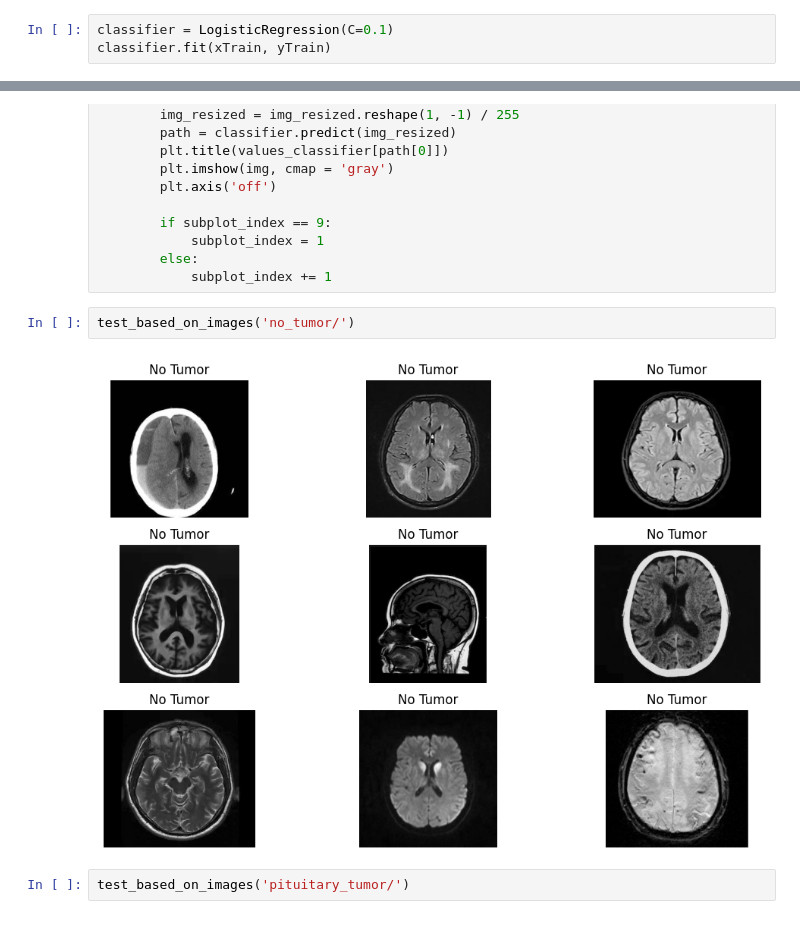
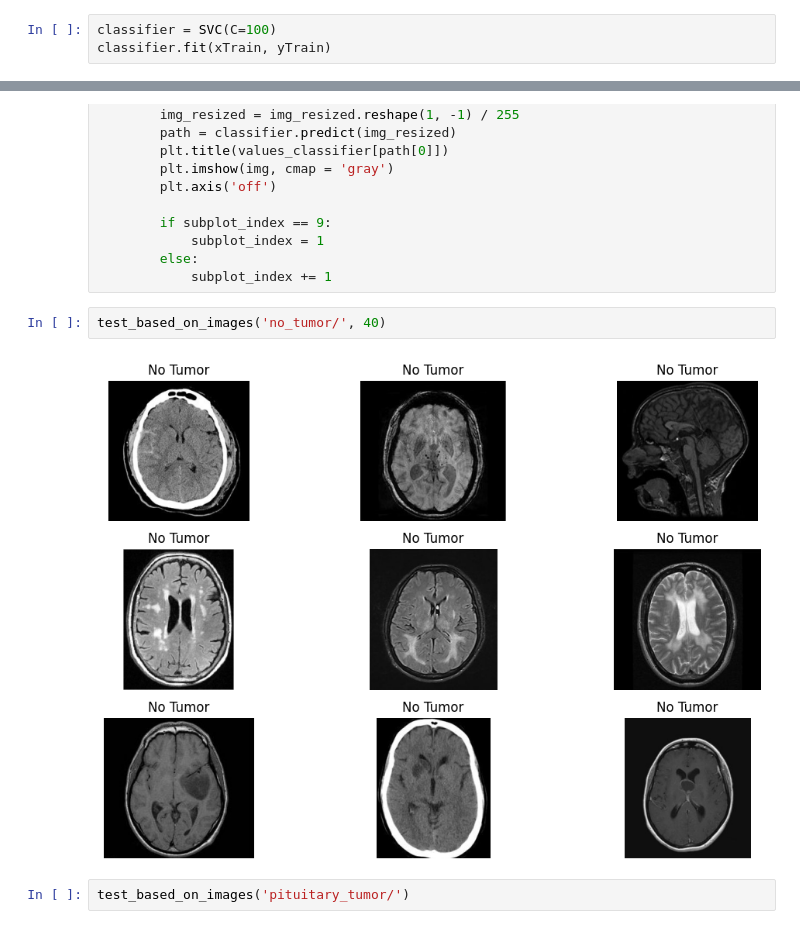
Before and after one commit to EnterpriseSoftwareCity/brain-tumor-detection, a Jupyter notebook: predictor_svm.ipynb, the cells around one changed output, grey strips where cells are left out. Cells and saved outputs as stored; diff of their text form.

```diff
--- a/predictor.ipynb
+++ b/predictor_svm.ipynb
@@ -50,5 +49,5 @@ from sklearn.linear_model import LogisticRegression
 from sklearn.svm import SVC
 # %%
-classifier = LogisticRegression(C=0.1)
+classifier = SVC(C=100)
 classifier.fit(xTrain, yTrain)
 # %% [output]
@@ -82,9 +81,9 @@ def test_based_on_images(fileTestingClass, size = 9):
         else:
             subplot_index += 1
 # %%
-test_based_on_images('no_tumor/')
+test_based_on_images('no_tumor/', 40)
 # %% [output]
-[figure, old version]
+[figure, new version]
 # %%
 test_based_on_images('pituitary_tumor/')
 # %% [output]
```
Also changed, not shown: parts of 3 cells of this notebook, 1 other file.
